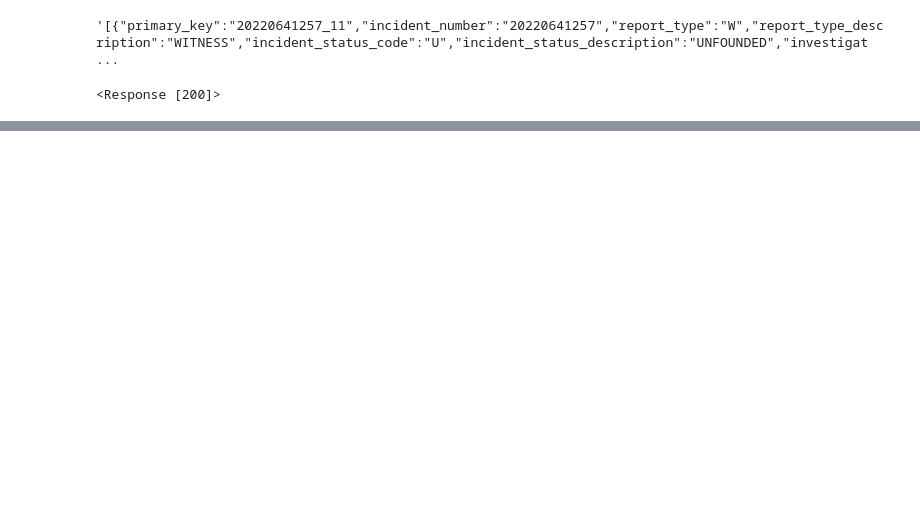
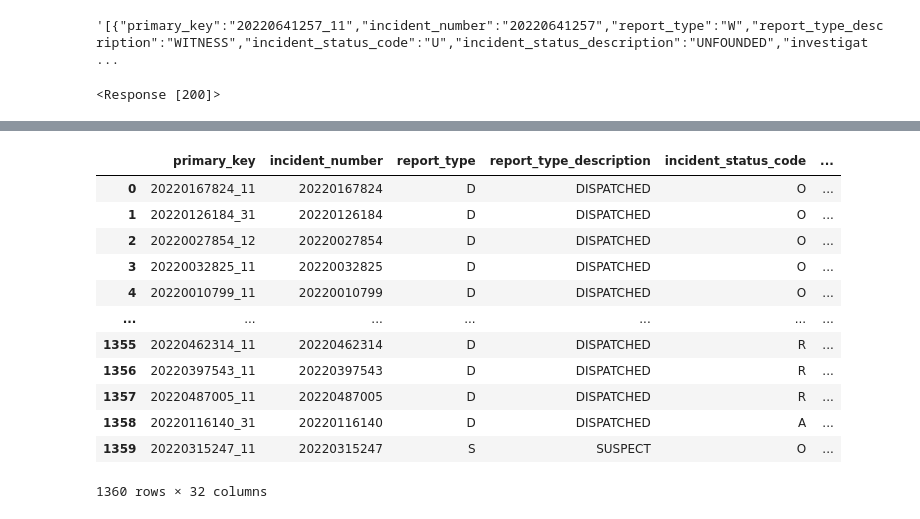
Before and after one commit to nss-data-science-cohort-6/api_project-goobers, a Jupyter notebook: Notebooks/Katie_Branch_1.ipynb, the cells around one changed output, grey strips where cells are left out. Cells and saved outputs as stored; diff of their text form; code cells hidden in the pictures; blank space fills up the shorter version.

```diff
--- a/Notebooks/Katie_Branch_1.ipynb
+++ b/Notebooks/Katie_Branch_1.ipynb
@@ -106,3 +113,19 @@ burglaries["geometry"] = burglaries.apply(lambda x: Point((x['longitude'], x['la
+# %%
+burglaries
+# %% [output]
+|  | primary_key | incident_number | report_type | report_type_description | incident_status_code | ... |
+| 0 | 20220167824_11 | 20220167824 | D | DISPATCHED | O | ... |
+| 1 | 20220126184_31 | 20220126184 | D | DISPATCHED | O | ... |
+| 2 | 20220027854_12 | 20220027854 | D | DISPATCHED | O | ... |
+| 3 | 20220032825_11 | 20220032825 | D | DISPATCHED | O | ... |
+| 4 | 20220010799_11 | 20220010799 | D | DISPATCHED | O | ... |
+| ... | ... | ... | ... | ... | ... | ... |
+| 1355 | 20220462314_11 | 20220462314 | D | DISPATCHED | R | ... |
+| 1356 | 20220397543_11 | 20220397543 | D | DISPATCHED | R | ... |
+| 1357 | 20220487005_11 | 20220487005 | D | DISPATCHED | R | ... |
+| 1358 | 20220116140_31 | 20220116140 | D | DISPATCHED | A | ... |
+| 1359 | 20220315247_11 | 20220315247 | S | SUSPECT | O | ... |
+1360 rows × 32 columns
 # %%
 burglaries.head()
 # %% [output]
```
Also changed, not shown: parts of 15 cells of this notebook.
